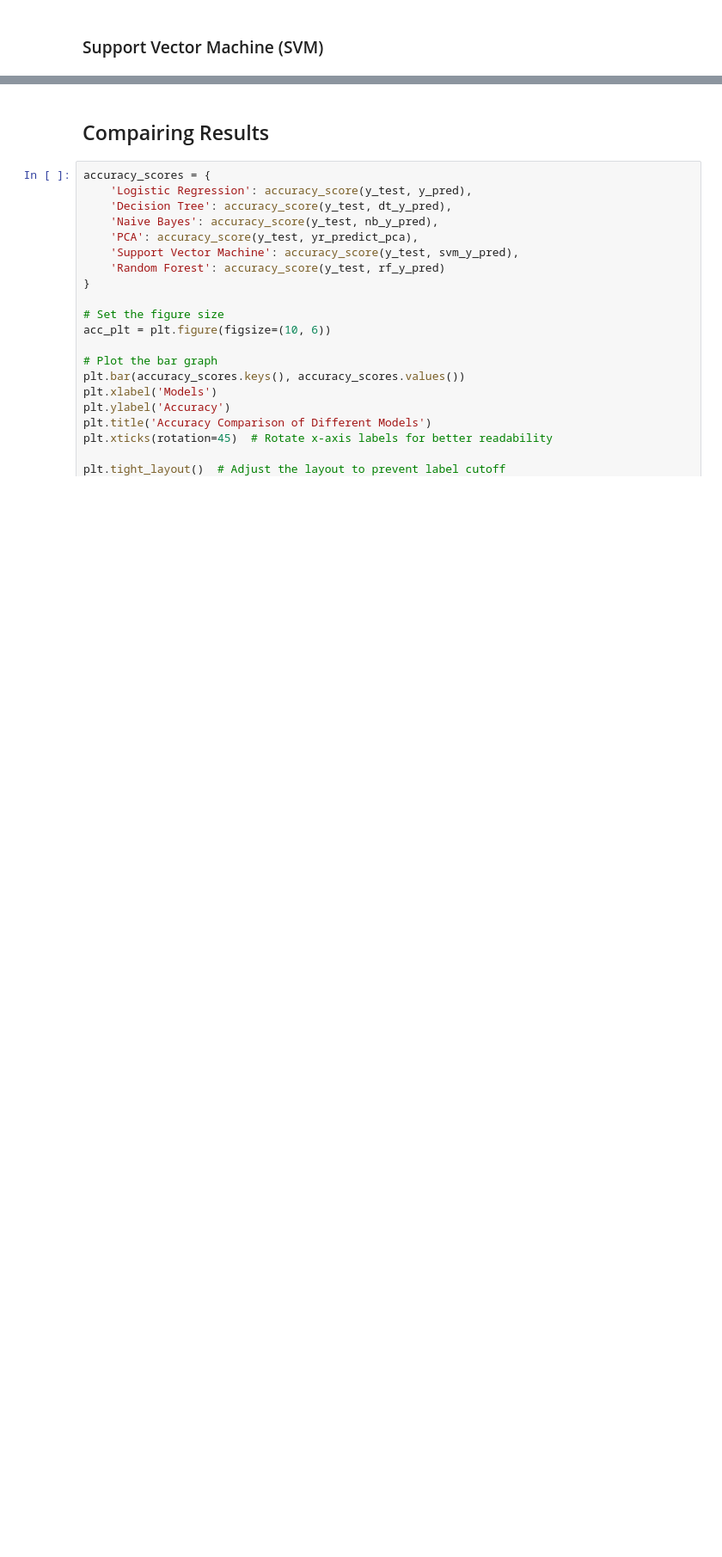
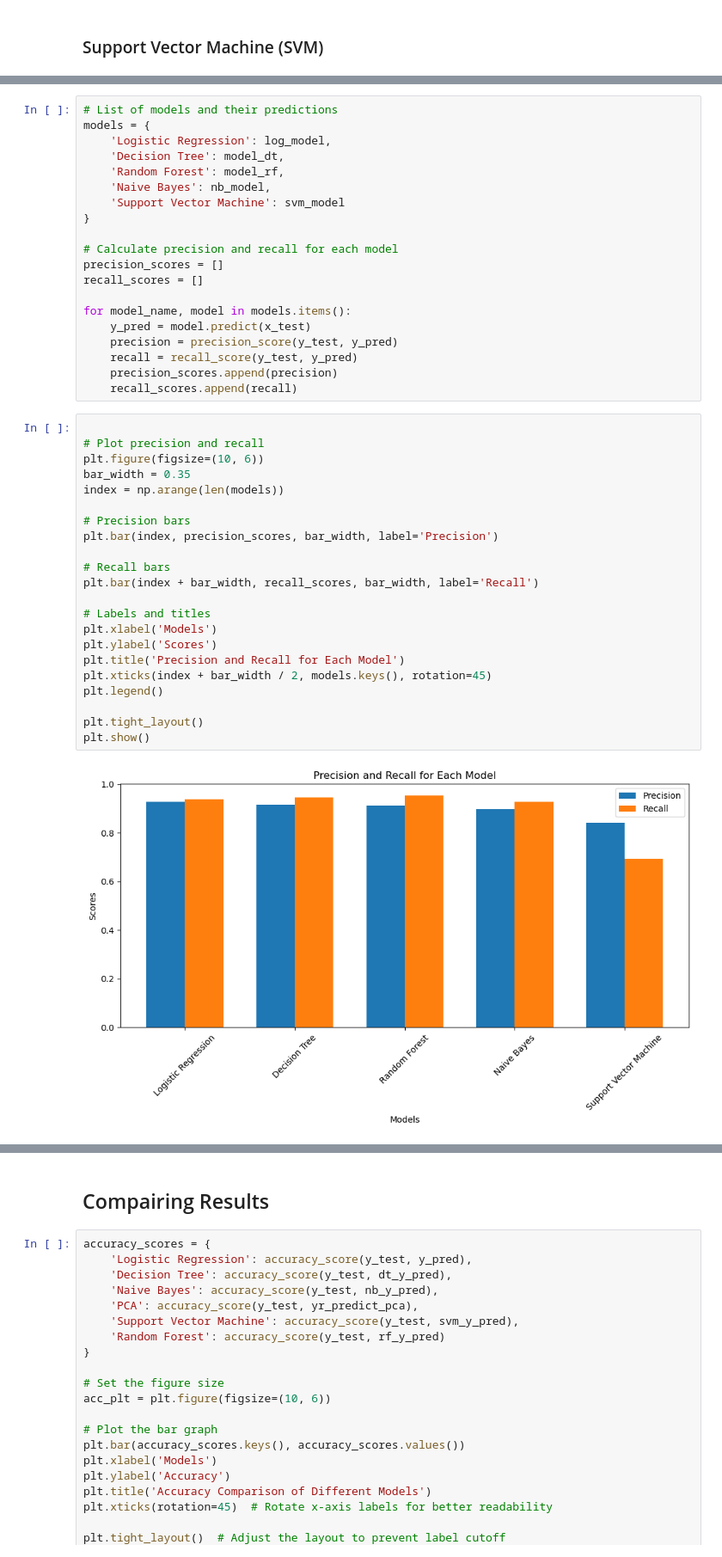
Before and after one commit to savindusihilel/customer-churn-prediction-app, a Jupyter notebook: model_building.ipynb, the cells around one changed output, grey strips where cells are left out. Shown at 86% size. Cells and saved outputs as stored; diff of their text form; blank space fills up the shorter version.

```diff
--- a/model_building.ipynb
+++ b/model_building.ipynb
@@ -285,0 +377,44 @@ weighted avg       0.77      0.76      0.76      1164
+# %%
+# List of models and their predictions
+models = {
+    'Logistic Regression': log_model,
+    'Decision Tree': model_dt,
+    'Random Forest': model_rf,
+    'Naive Bayes': nb_model,
+    'Support Vector Machine': svm_model
+}
+
+# Calculate precision and recall for each model
+precision_scores = []
+recall_scores = []
+
+for model_name, model in models.items():
+    y_pred = model.predict(x_test)
+    precision = precision_score(y_test, y_pred)
+    recall = recall_score(y_test, y_pred)
+    precision_scores.append(precision)
+    recall_scores.append(recall)
+# %%
+
+# Plot precision and recall
+plt.figure(figsize=(10, 6))
+bar_width = 0.35
+index = np.arange(len(models))
+
+# Precision bars
+plt.bar(index, precision_scores, bar_width, label='Precision')
+
+# Recall bars
+plt.bar(index + bar_width, recall_scores, bar_width, label='Recall')
+
+# Labels and titles
+plt.xlabel('Models')
+plt.ylabel('Scores')
+plt.title('Precision and Recall for Each Model')
+plt.xticks(index + bar_width / 2, models.keys(), rotation=45)
+plt.legend()
+
+plt.tight_layout()
+plt.show()
+# %% [output]
+[figure, added]
```
Also changed, not shown: parts of 27 cells of this notebook, 1 other file.
